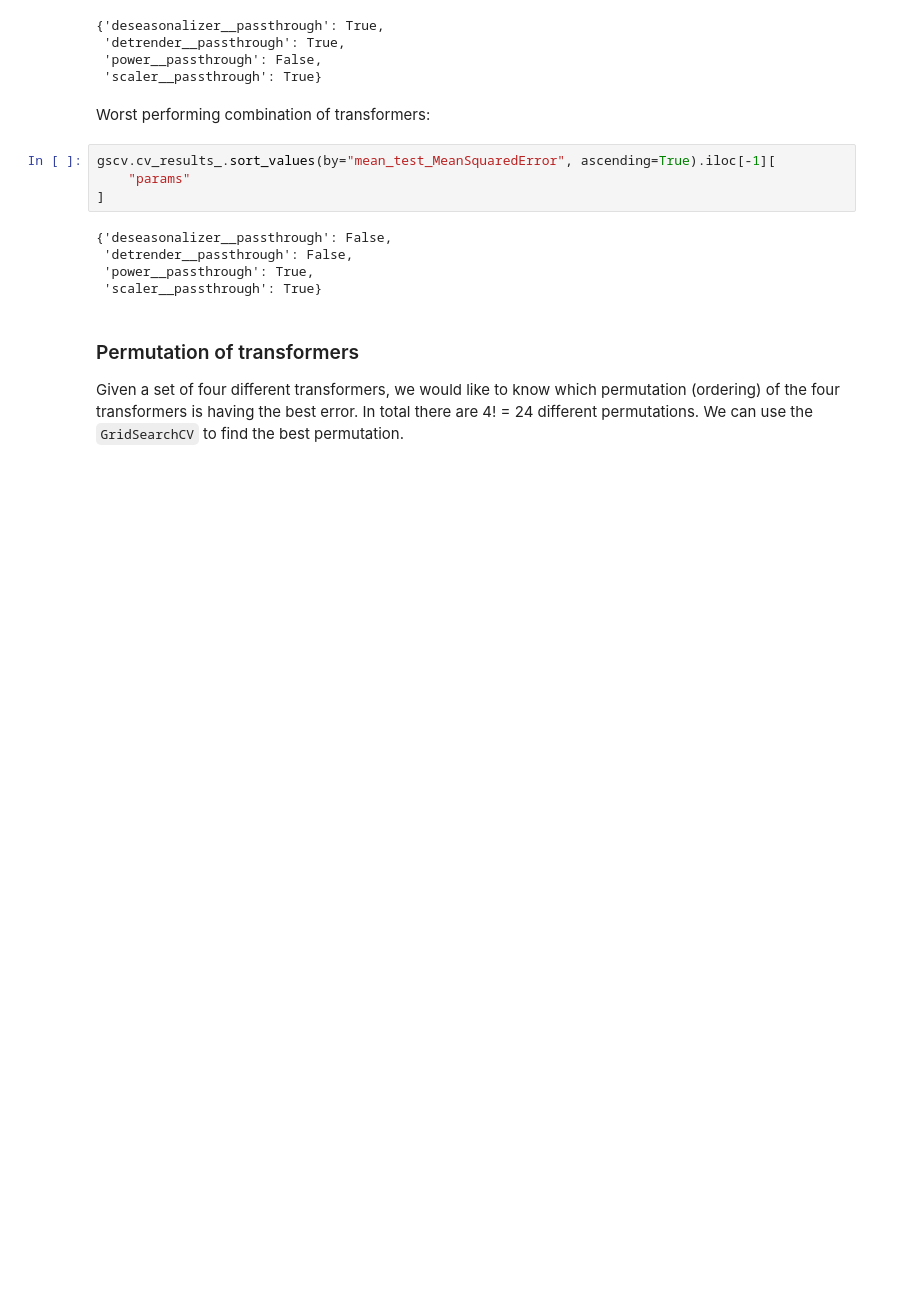
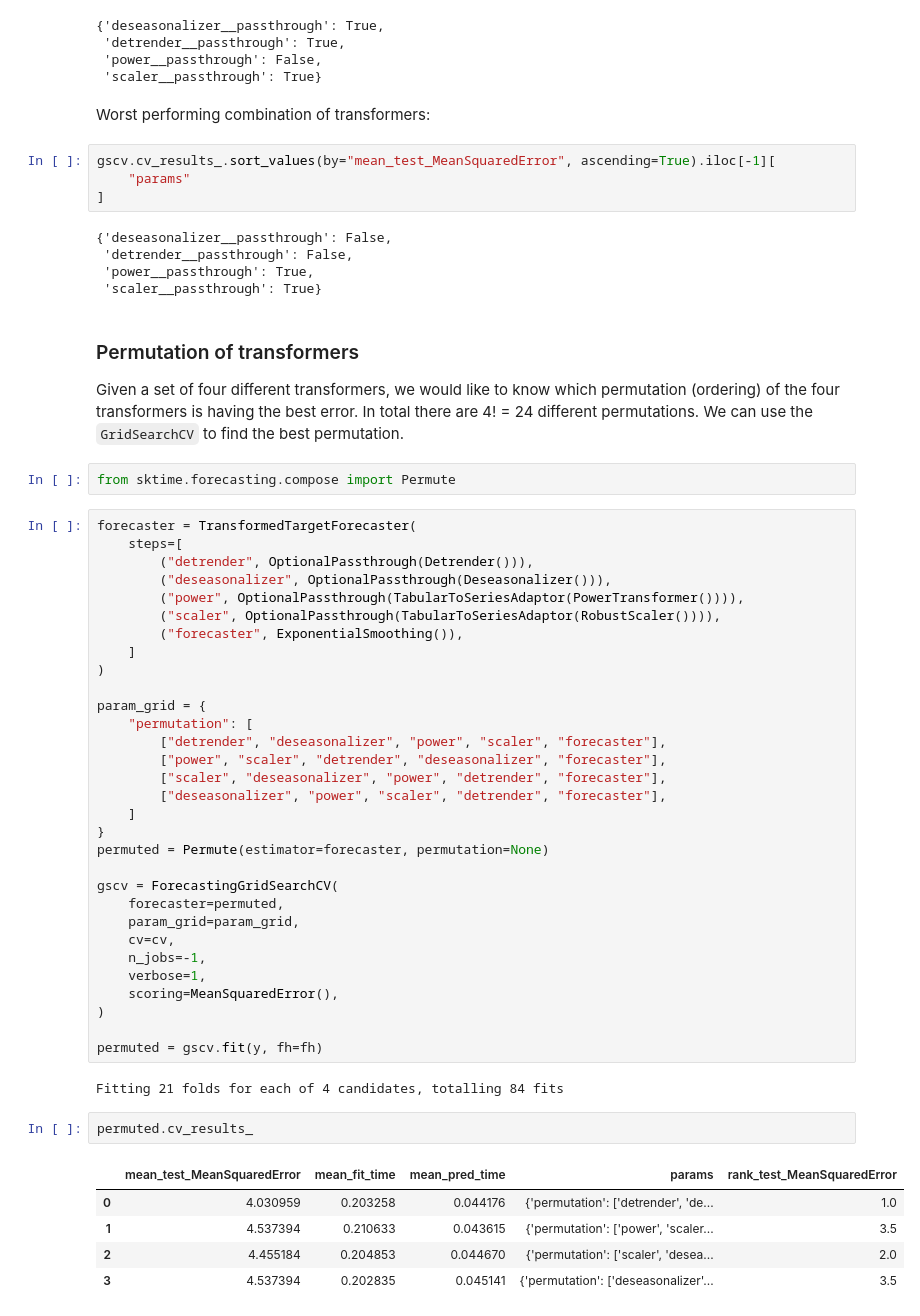
Before and after one commit to sktime/sktime-tutorial-pydata-global-2022, a Jupyter notebook: notebooks/tuning.ipynb, the cells around one changed output. Drawn from its saved outputs; the diff is of its cells as text; blank space fills up the shorter version.

Commit message:
Added Permute examples

```diff
--- a/notebooks/tuning.ipynb
+++ b/notebooks/tuning.ipynb
@@ -336,3 +336,46 @@ gscv.cv_results_.sort_values(by="mean_test_MeanSquaredError", ascending=True).il
 ### Permutation of transformers
 
 Given a set of four different transformers, we would like to know which permutation (ordering) of the four transformers is having the best error. In total there are 4! = 24 different permutations. We can use the `GridSearchCV` to find the best permutation.
+# %%
+from sktime.forecasting.compose import Permute
+# %%
+forecaster = TransformedTargetForecaster(
+    steps=[
+        ("detrender", OptionalPassthrough(Detrender())),
+        ("deseasonalizer", OptionalPassthrough(Deseasonalizer())),
+        ("power", OptionalPassthrough(TabularToSeriesAdaptor(PowerTransformer()))),
+        ("scaler", OptionalPassthrough(TabularToSeriesAdaptor(RobustScaler()))),
+        ("forecaster", ExponentialSmoothing()),
+    ]
+)
+
+param_grid = {
+    "permutation": [
+        ["detrender", "deseasonalizer", "power", "scaler", "forecaster"],
+        ["power", "scaler", "detrender", "deseasonalizer", "forecaster"],
+        ["scaler", "deseasonalizer", "power", "detrender", "forecaster"],
+        ["deseasonalizer", "power", "scaler", "detrender", "forecaster"],
+    ]
+}
+permuted = Permute(estimator=forecaster, permutation=None)
+
+gscv = ForecastingGridSearchCV(
+    forecaster=permuted,
+    param_grid=param_grid,
+    cv=cv,
+    n_jobs=-1,
+    verbose=1,
+    scoring=MeanSquaredError(),
+)
+
+permuted = gscv.fit(y, fh=fh)
+# %% [output]
+Fitting 21 folds for each of 4 candidates, totalling 84 fits
+# %%
+permuted.cv_results_
+# %% [output]
+|  | mean_test_MeanSquaredError | mean_fit_time | mean_pred_time | params | rank_test_MeanSquaredError |
+| 0 | 4.030959 | 0.203258 | 0.044176 | {'permutation': ['detrender', 'de... | 1.0 |
+| 1 | 4.537394 | 0.210633 | 0.043615 | {'permutation': ['power', 'scaler... | 3.5 |
+| 2 | 4.455184 | 0.204853 | 0.044670 | {'permutation': ['scaler', 'desea... | 2.0 |
+| 3 | 4.537394 | 0.202835 | 0.045141 | {'permutation': ['deseasonalizer'... | 3.5 |
```
Also changed, not shown: parts of 15 cells of this notebook.
